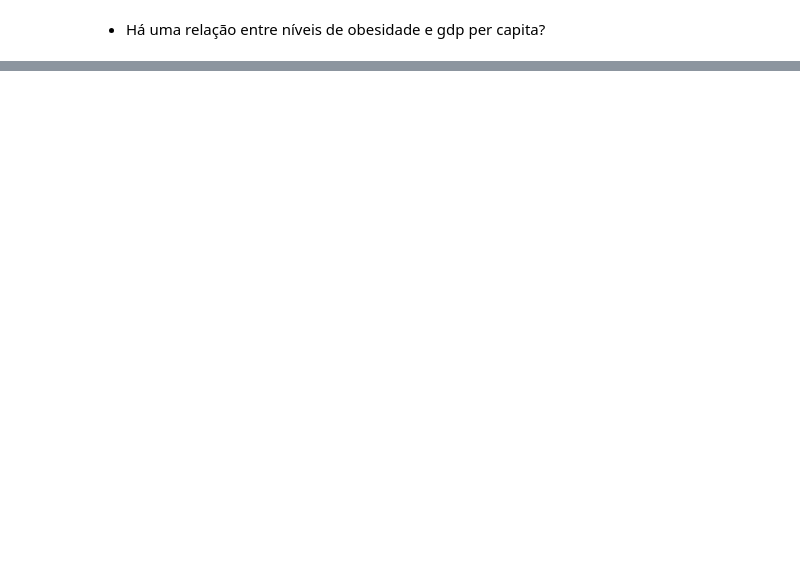
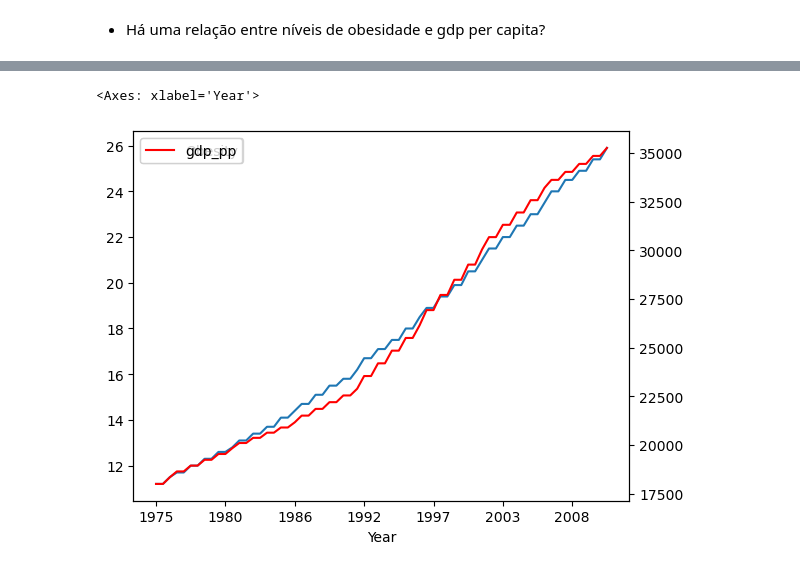
Before and after one commit to PatrickEricksson/Python-Course, a Jupyter notebook: AsimovAcademy/Analisando Dados com Pandas & SQL/Projetos/analise-de-obesidade-e-pib-per-capita/projeto-analise-de-dados.ipynb, the cells around one changed output, grey strips where cells are left out. Drawn from its saved outputs; the diff is of its cells as text; code cells hidden in the pictures; blank space fills up the shorter version.

```diff
--- a/AsimovAcademy/Analisando Dados com Pandas & SQL/Projetos/analise-de-obesidade-e-pib-per-capita/projeto-analise-de-dados.ipynb
+++ b/AsimovAcademy/Analisando Dados com Pandas & SQL/Projetos/analise-de-obesidade-e-pib-per-capita/projeto-analise-de-dados.ipynb
@@ -313,2 +546,5 @@ df_gdp = pd.read_csv("Datasets/GDP.csv", decimal=".")
 # %% [markdown]
 - Há uma relação entre níveis de obesidade e gdp per capita?
+# %%
+df_obesity["country-year"] = df_obesity["Country"] + "-" + df_obesity.reset_index()["Year"].apply(lambda x: str(int(x))).values
+dict_obesity_year = df_obesity.set_index("country-year").to_dict()["Obesity"]
@@ -314,0 +579,9 @@ df_gdp = pd.read_csv("Datasets/GDP.csv", decimal=".")
+# %%
+country = "Australia"
+fig, ax = plt.subplots()
+df_gdp_clean[df_gdp_clean["Country"] == country][["Obesity"]].plot(ax=ax)
+ax2 = ax.twinx()
+df_gdp_clean[df_gdp_clean["Country"] == country][["gdp_pp"]].plot(ax=ax2, color="red")
+# %% [output]
+<Axes: xlabel='Year'>
+[figure, added]
```
Also changed, not shown: parts of 37 cells of this notebook, 17 other files.
